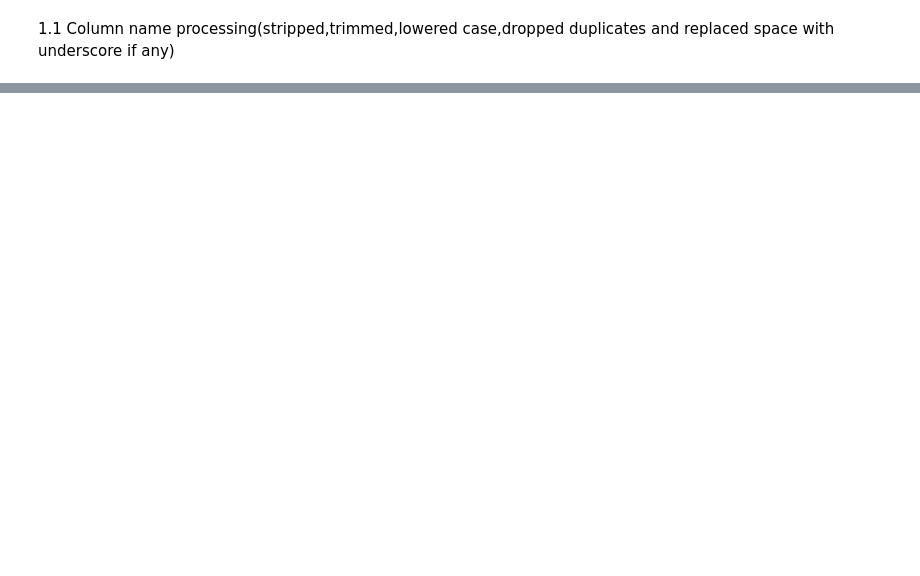
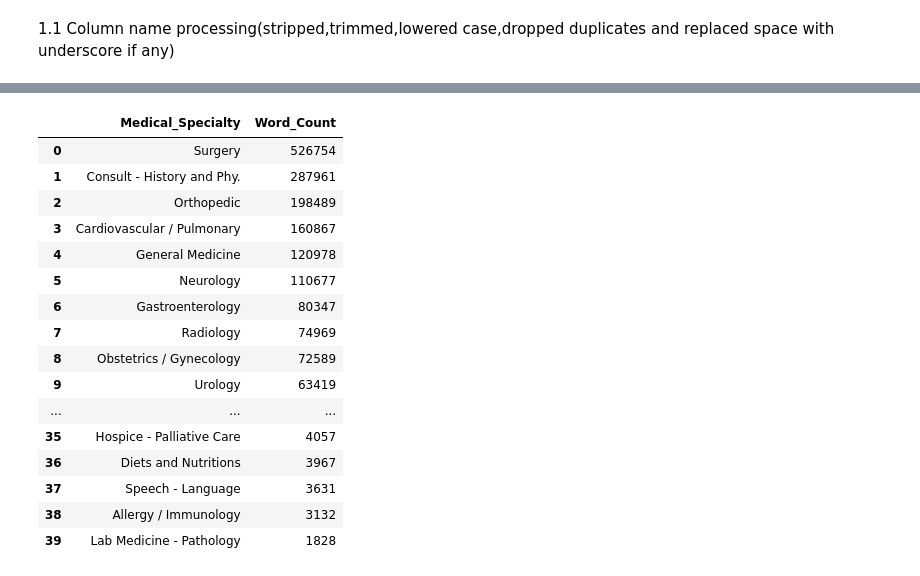
Before and after one commit to adityasandy313/NLP-for-clinical-text, a Jupyter notebook: data_pre.ipynb, the cells around one changed output, grey strips where cells are left out. Drawn from its saved outputs; the diff is of its cells as text; code cells hidden in the pictures; blank space fills up the shorter version.

```diff
--- a/data_pre.ipynb
+++ b/data_pre.ipynb
@@ -59,0 +69,30 @@ db.head()
+# %%
+db=clinical_notes_df
+medical_specialty_list = [] ; word_count_list =[]
+for medical_specialty in db['medical_specialty'].unique():
+    db_filter = db.loc[(db['medical_specialty'] == medical_specialty)]
+    word_count_temp = db_filter['transcription'].str.split().str.len().sum()
+    medical_specialty_list.append(medical_specialty)
+    word_count_list.append(word_count_temp)
+word_count_db = pd.DataFrame({'Medical_Specialty':medical_specialty_list, 'Word_Count':word_count_list})
+word_count_db['Word_Count'] = word_count_db['Word_Count'].astype('int')
+word_count_db = word_count_db.sort_values('Word_Count', ascending=False)
+word_count_db.reset_index(drop=True)
+# %% [output]
+|  | Medical_Specialty | Word_Count |
+| 0 | Surgery | 526754 |
+| 1 | Consult - History and Phy. | 287961 |
+| 2 | Orthopedic | 198489 |
+| 3 | Cardiovascular / Pulmonary | 160867 |
+| 4 | General Medicine | 120978 |
+| 5 | Neurology | 110677 |
+| 6 | Gastroenterology | 80347 |
+| 7 | Radiology | 74969 |
+| 8 | Obstetrics / Gynecology | 72589 |
+| 9 | Urology | 63419 |
+| ... | ... | ... |
+| 35 | Hospice - Palliative Care | 4057 |
+| 36 | Diets and Nutritions | 3967 |
+| 37 | Speech - Language | 3631 |
+| 38 | Allergy / Immunology | 3132 |
+| 39 | Lab Medicine - Pathology | 1828 |
```
Also changed, not shown: parts of 8 cells of this notebook.
